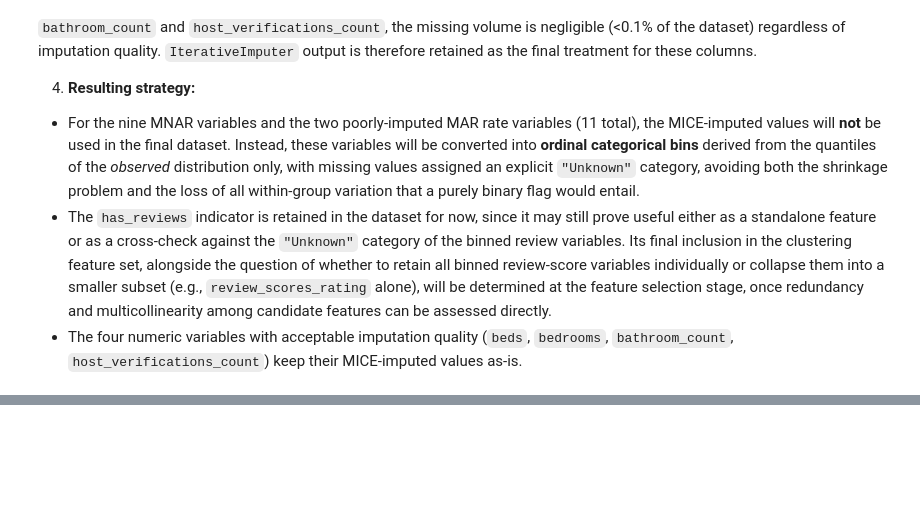
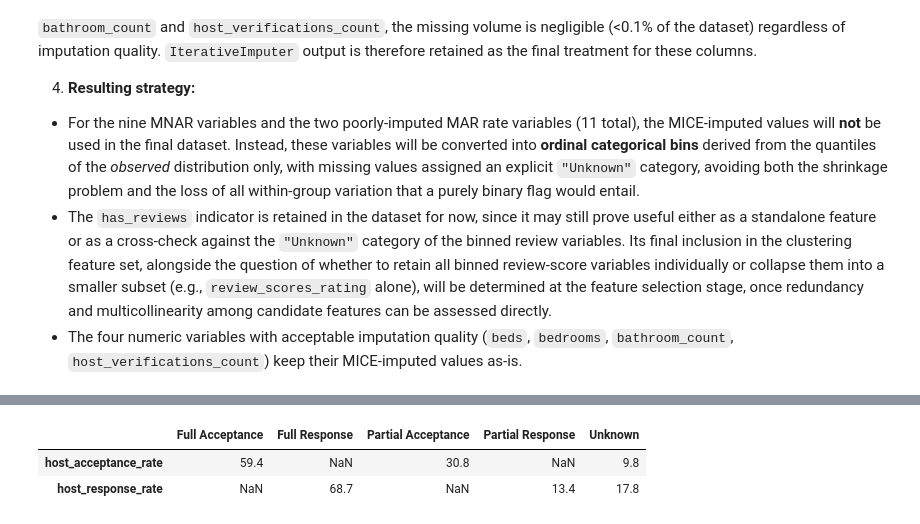
Before and after one commit to pln6/airbnb-market-segmentation-analysis, a Jupyter notebook: notebooks/01_data_cleaning.ipynb, the cells around one changed output, grey strips where cells are left out. Cells and saved outputs as stored; diff of their text form; code cells hidden in the pictures; blank space fills up the shorter version.

```diff
--- a/notebooks/01_data_cleaning.ipynb
+++ b/notebooks/01_data_cleaning.ipynb
@@ -2357,0 +2403,20 @@ These four variables showed mild-to-moderate shrinkage (12–32%) with no direct
+# %%
+rate_cols_labels = {
+    'host_acceptance_rate': ('Partial Acceptance', 'Full Acceptance'),
+    'host_response_rate': ('Partial Response', 'Full Response'),
+}
+rate_threshold = 1
+
+for col, labels in rate_cols_labels.items():
+    listings_clean[f'{col}_binned'] = bin_binary_threshold(listings_trimmed, col, rate_threshold, labels)
+
+rate_breakdown = pd.DataFrame({
+    col: listings_clean[f'{col}_binned'].value_counts(normalize=True).mul(100).round(1)
+    for col in rate_cols_labels
+}).T
+
+display(rate_breakdown)
+# %% [output]
+|  | Full Acceptance | Full Response | Partial Acceptance | Partial Response | Unknown |
+| host_acceptance_rate | 59.4 | NaN | 30.8 | NaN | 9.8 |
+| host_response_rate | NaN | 68.7 | NaN | 13.4 | 17.8 |
```
Also changed, not shown: parts of 9 cells of this notebook.
